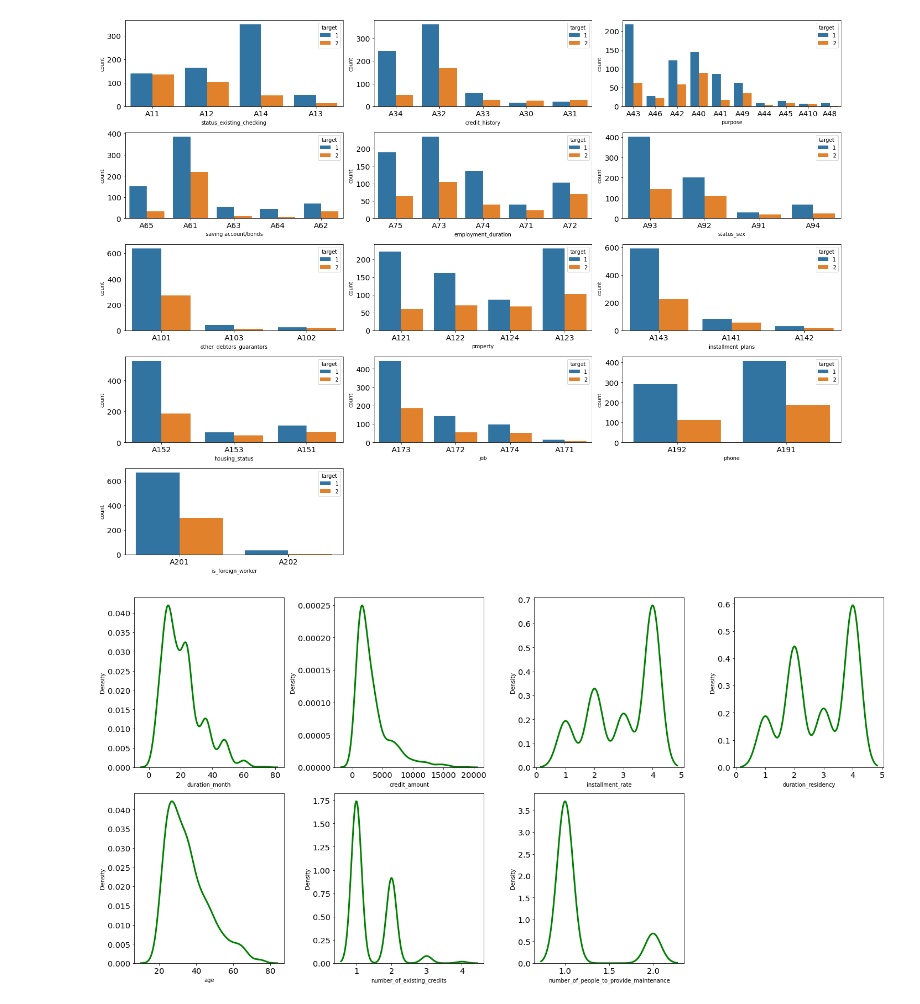
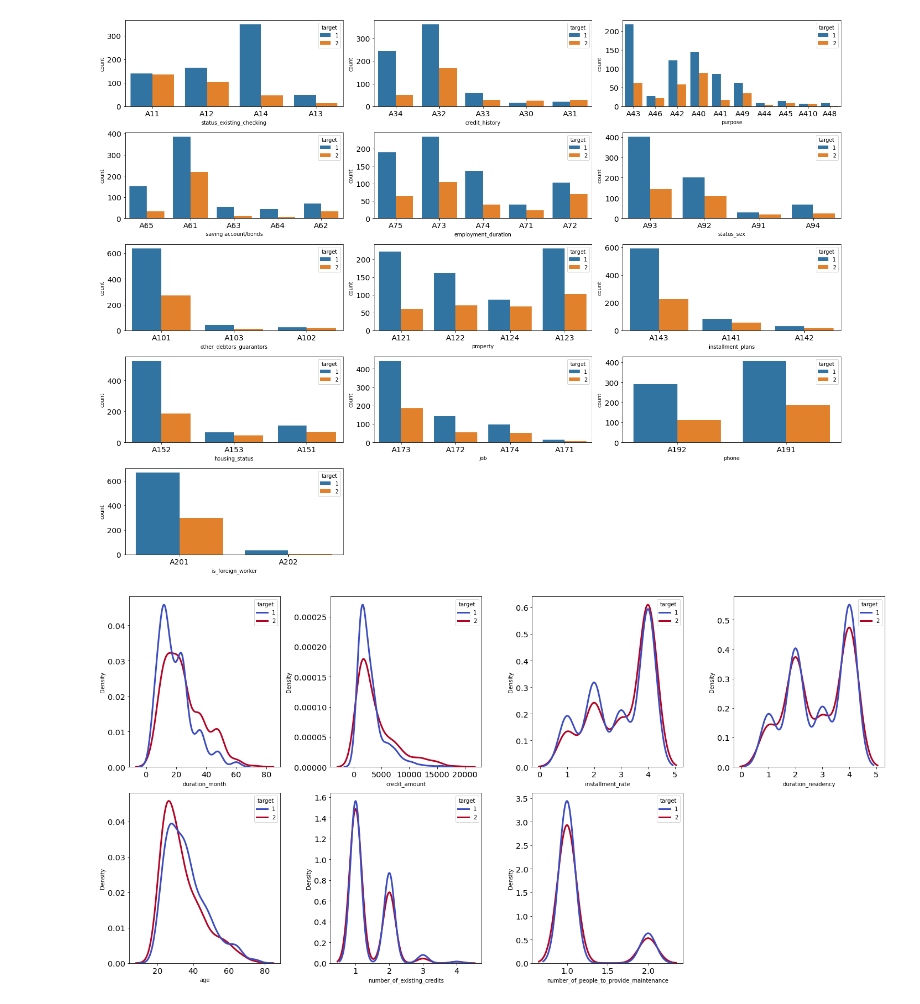
Before and after one commit to chakraskun/supervised-learning-german-credit-data, a Jupyter notebook: supervised-learning.ipynb, the cells around one changed output. Drawn from its saved outputs; the diff is of its cells as text; code cells hidden in the pictures.

```diff
--- a/supervised-learning.ipynb
+++ b/supervised-learning.ipynb
@@ -6,12 +6,8 @@ import pandas as pd
 import matplotlib.pyplot as plt
 import seaborn as sns
 import warnings
+from scipy import stats
+from sklearn.model_selection import train_test_split
+from sklearn.preprocessing import StandardScaler,MinMaxScaler
 
 warnings.filterwarnings(action='once')
-
-from matplotlib import rcParams
-
-rcParams['figure.figsize'] = 12, 4
-rcParams['lines.linewidth'] = 3
-rcParams['xtick.labelsize'] = 'x-large'
-rcParams['ytick.labelsize'] = 'x-large'
@@ -149,11 +147,11 @@ for i in range(0, len(categoricals)):
 # %%
 plt.figure(figsize=(20, 10))
 for i in range(0, len(numericals)):
   if i == len(numericals) - 1:
     continue
   plt.subplot(2, 4, i+1)
-  sns.kdeplot(x=df[numericals[i]], color='green')
+  sns.kdeplot(x=df[numericals[i]], palette='coolwarm', hue=df['target'], common_norm=False)
   plt.xlabel(numericals[i])
   plt.tight_layout()
 # %% [output]
-[figure, old version]
+[figure, new version]
```
Also changed, not shown: parts of 20 cells of this notebook, 1 other file.
